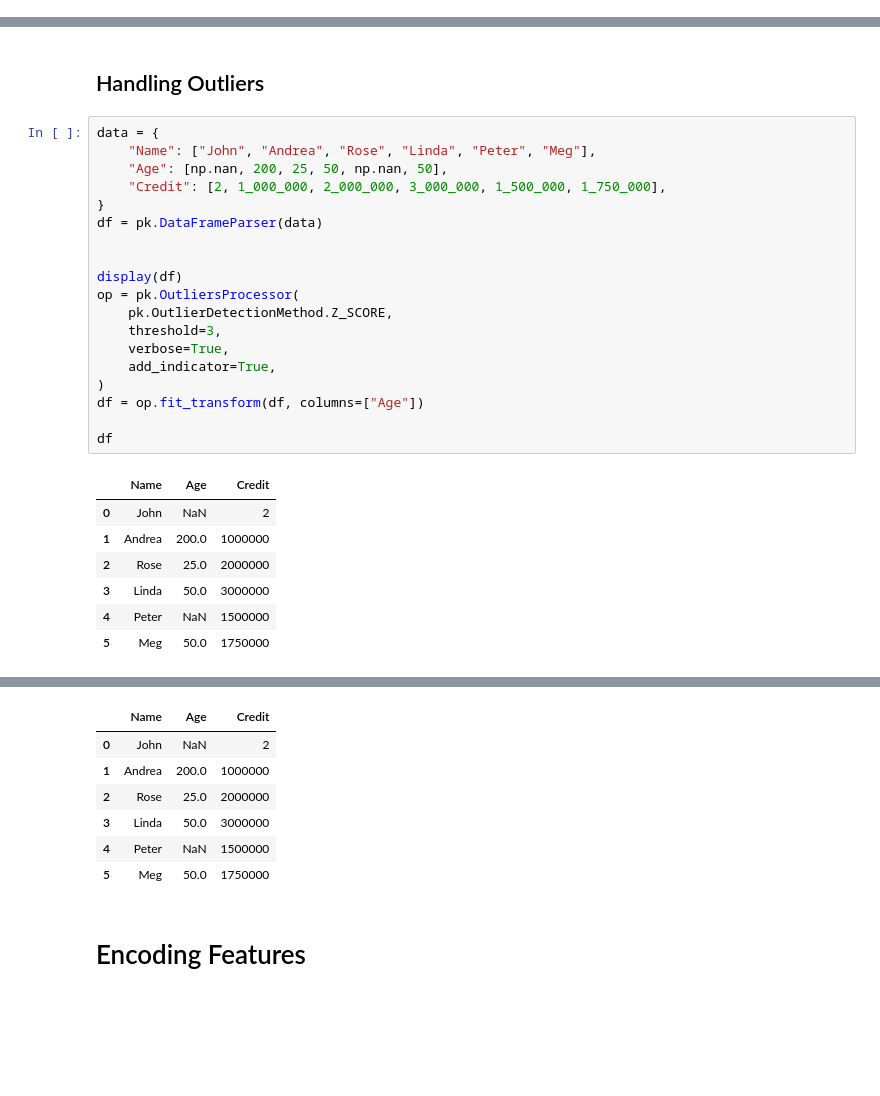
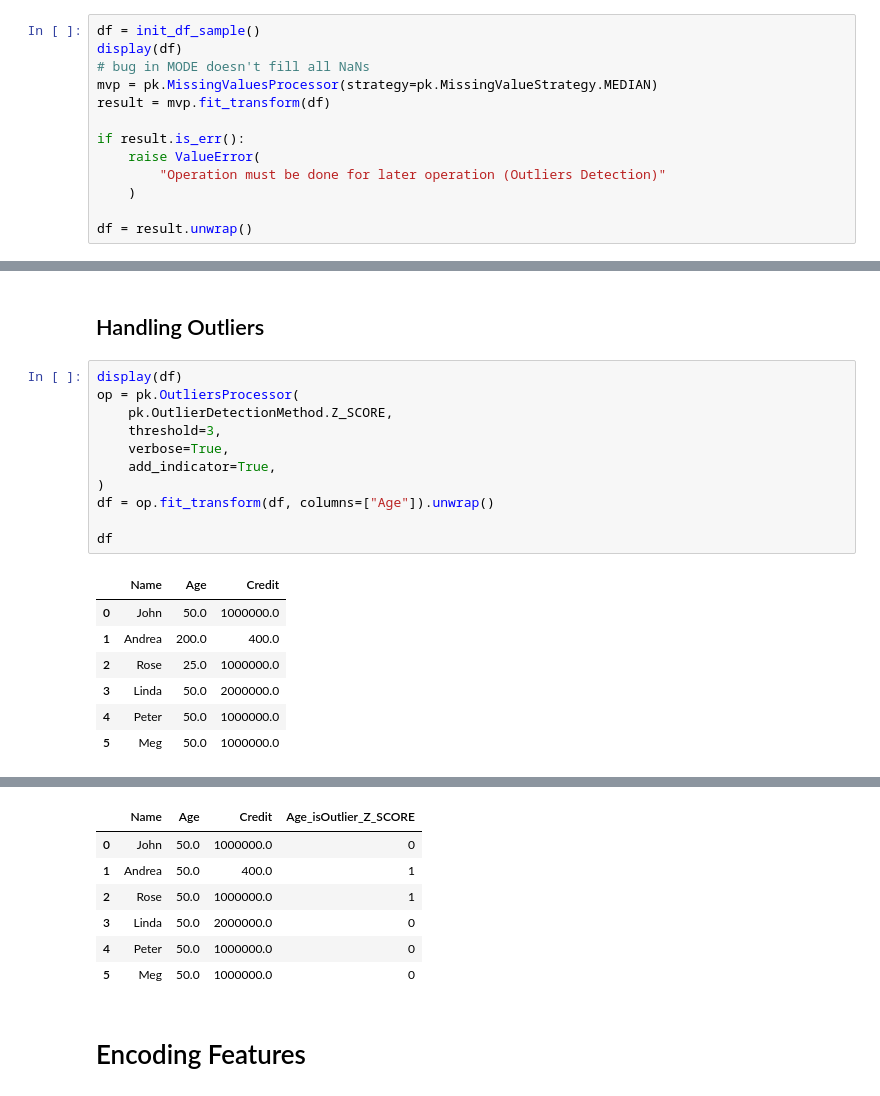
Before and after one commit to AhmedMostafa16/PrediKit, a Jupyter notebook: examples/02_Data_Preperation.ipynb, the cells around one changed output, grey strips where cells are left out. Saved outputs shown, nothing was run; the diff lists cells and outputs as text; blank space fills up the shorter version.

```diff
--- a/examples/02_Data_Preperation.ipynb
+++ b/examples/02_Data_Preperation.ipynb
@@ -148,0 +146,13 @@ df
+# %%
+df = init_df_sample()
+display(df)
+# bug in MODE doesn't fill all NaNs
+mvp = pk.MissingValuesProcessor(strategy=pk.MissingValueStrategy.MEDIAN)
+result = mvp.fit_transform(df)
+
+if result.is_err():
+    raise ValueError(
+        "Operation must be done for later operation (Outliers Detection)"
+    )
+
+df = result.unwrap()
@@ -149,14 +167,6 @@ df
 # %% [markdown]
 ## Handling Outliers
 # %%
-data = {
-    "Name": ["John", "Andrea", "Rose", "Linda", "Peter", "Meg"],
-    "Age": [np.nan, 200, 25, 50, np.nan, 50],
-    "Credit": [2, 1_000_000, 2_000_000, 3_000_000, 1_500_000, 1_750_000],
-}
-df = pk.DataFrameParser(data)
-
-
 display(df)
 op = pk.OutliersProcessor(
     pk.OutlierDetectionMethod.Z_SCORE,
@@ -164,14 +174,14 @@ op = pk.OutliersProcessor(
     verbose=True,
     add_indicator=True,
 )
-df = op.fit_transform(df, columns=["Age"])
+df = op.fit_transform(df, columns=["Age"]).unwrap()
 
 df
 # %% [output]
 |  | Name | Age | Credit |
-| 0 | John | NaN | 2 |
-| 1 | Andrea | 200.0 | 1000000 |
-| 2 | Rose | 25.0 | 2000000 |
-| 3 | Linda | 50.0 | 3000000 |
-| 4 | Peter | NaN | 1500000 |
-| 5 | Meg | 50.0 | 1750000 |
+| 0 | John | 50.0 | 1000000.0 |
+| 1 | Andrea | 200.0 | 400.0 |
+| 2 | Rose | 25.0 | 1000000.0 |
+| 3 | Linda | 50.0 | 2000000.0 |
+| 4 | Peter | 50.0 | 1000000.0 |
+| 5 | Meg | 50.0 | 1000000.0 |
@@ -180,10 +190,10 @@ df
-|  | Name | Age | Credit |
-| 0 | John | NaN | 2 |
-| 1 | Andrea | 200.0 | 1000000 |
-| 2 | Rose | 25.0 | 2000000 |
-| 3 | Linda | 50.0 | 3000000 |
-| 4 | Peter | NaN | 1500000 |
-| 5 | Meg | 50.0 | 1750000 |
+|  | Name | Age | Credit | Age_isOutlier_Z_SCORE |
+| 0 | John | 50.0 | 1000000.0 | 0 |
+| 1 | Andrea | 50.0 | 400.0 | 1 |
+| 2 | Rose | 50.0 | 1000000.0 | 1 |
+| 3 | Linda | 50.0 | 2000000.0 | 0 |
+| 4 | Peter | 50.0 | 1000000.0 | 0 |
+| 5 | Meg | 50.0 | 1000000.0 | 0 |
 # %% [markdown]
 # Encoding Features
 # %%
```
Also changed, not shown: parts of 11 cells of this notebook, 19 other files.
